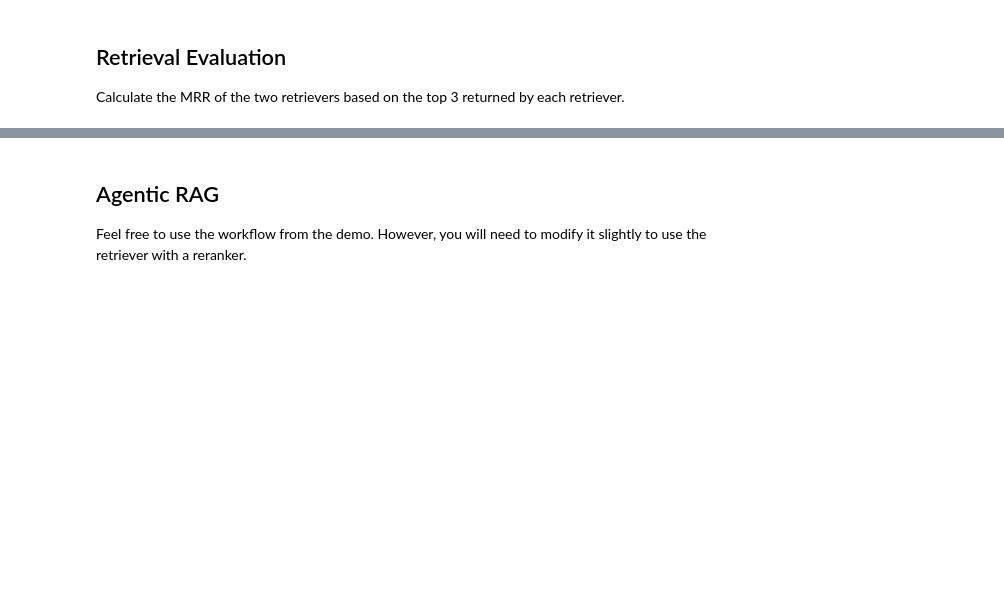
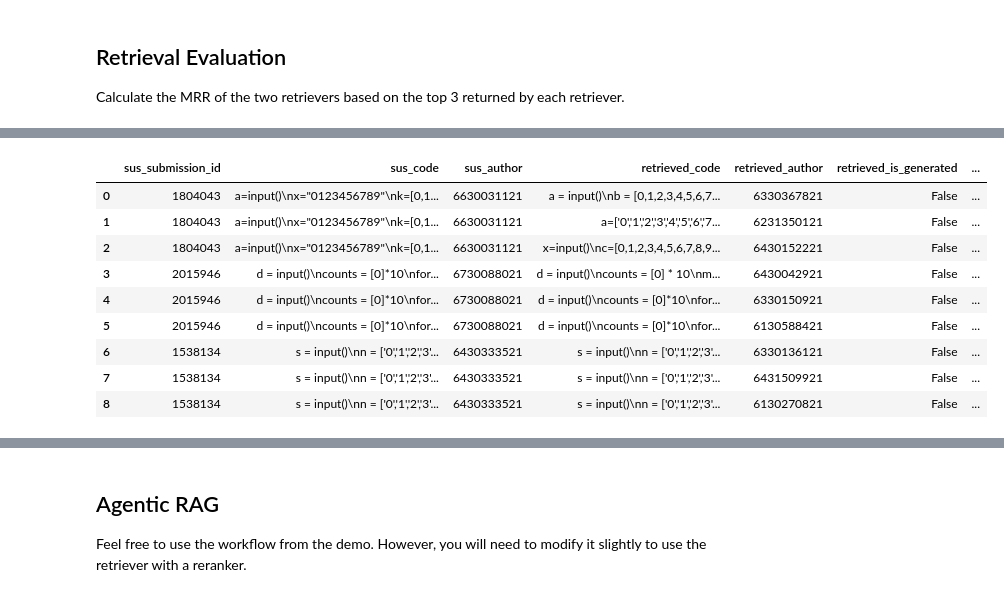
Before and after one commit to capstone-cp49/grader-rag, a Jupyter notebook: src/rag_prototype.ipynb, the cells around one changed output, grey strips where cells are left out. Drawn from its saved outputs; the diff is of its cells as text; code cells hidden in the pictures; blank space fills up the shorter version.

```diff
--- a/src/rag_prototype.ipynb
+++ b/src/rag_prototype.ipynb
@@ -137,5 +172,3 @@ vector_store = QdrantVectorStore(
     collection_name="demo_collection",
     embedding=embeddings,
 )
-# %%
-vector_store.add_documents(all_docs[-300:-200])
@@ -160,2 +174,0 @@ vector_store.add_documents(all_docs[-300:-200])
-# %%
-vector_store.add_documents(all_docs[:100])
@@ -248,0 +271,2 @@ def cosine_similarity(vec1, vec2):
+# %%
+retrieved_docs_df = pd.DataFrame(columns=["sus_submission_id", "sus_code", "sus_author", "retrieved_code", "retrieved_author", "retrieved_is_generated", "similarity"])
@@ -249 +312,14 @@ def cosine_similarity(vec1, vec2):
+# %%
+retrieved_docs_df
+# %% [output]
+|  | sus_submission_id | sus_code | sus_author | retrieved_code | retrieved_author | retrieved_is_generated | ... |
+| 0 | 1804043 | a=input()\nx="0123456789"\nk=[0,1... | 6630031121 | a = input()\nb = [0,1,2,3,4,5,6,7... | 6330367821 | False | ... |
+| 1 | 1804043 | a=input()\nx="0123456789"\nk=[0,1... | 6630031121 | a=['0','1','2','3','4','5','6','7... | 6231350121 | False | ... |
+| 2 | 1804043 | a=input()\nx="0123456789"\nk=[0,1... | 6630031121 | x=input()\nc=[0,1,2,3,4,5,6,7,8,9... | 6430152221 | False | ... |
+| 3 | 2015946 | d = input()\ncounts = [0]*10\nfor... | 6730088021 | d = input()\ncounts = [0] * 10\nm... | 6430042921 | False | ... |
+| 4 | 2015946 | d = input()\ncounts = [0]*10\nfor... | 6730088021 | d = input()\ncounts = [0]*10\nfor... | 6330150921 | False | ... |
+| 5 | 2015946 | d = input()\ncounts = [0]*10\nfor... | 6730088021 | d = input()\ncounts = [0]*10\nfor... | 6130588421 | False | ... |
+| 6 | 1538134 | s = input()\nn = ['0','1','2','3'... | 6430333521 | s = input()\nn = ['0','1','2','3'... | 6330136121 | False | ... |
+| 7 | 1538134 | s = input()\nn = ['0','1','2','3'... | 6430333521 | s = input()\nn = ['0','1','2','3'... | 6431509921 | False | ... |
+| 8 | 1538134 | s = input()\nn = ['0','1','2','3'... | 6430333521 | s = input()\nn = ['0','1','2','3'... | 6130270821 | False | ... |
 # %%
```
Also changed, not shown: parts of 15 cells of this notebook, 1 other file.
